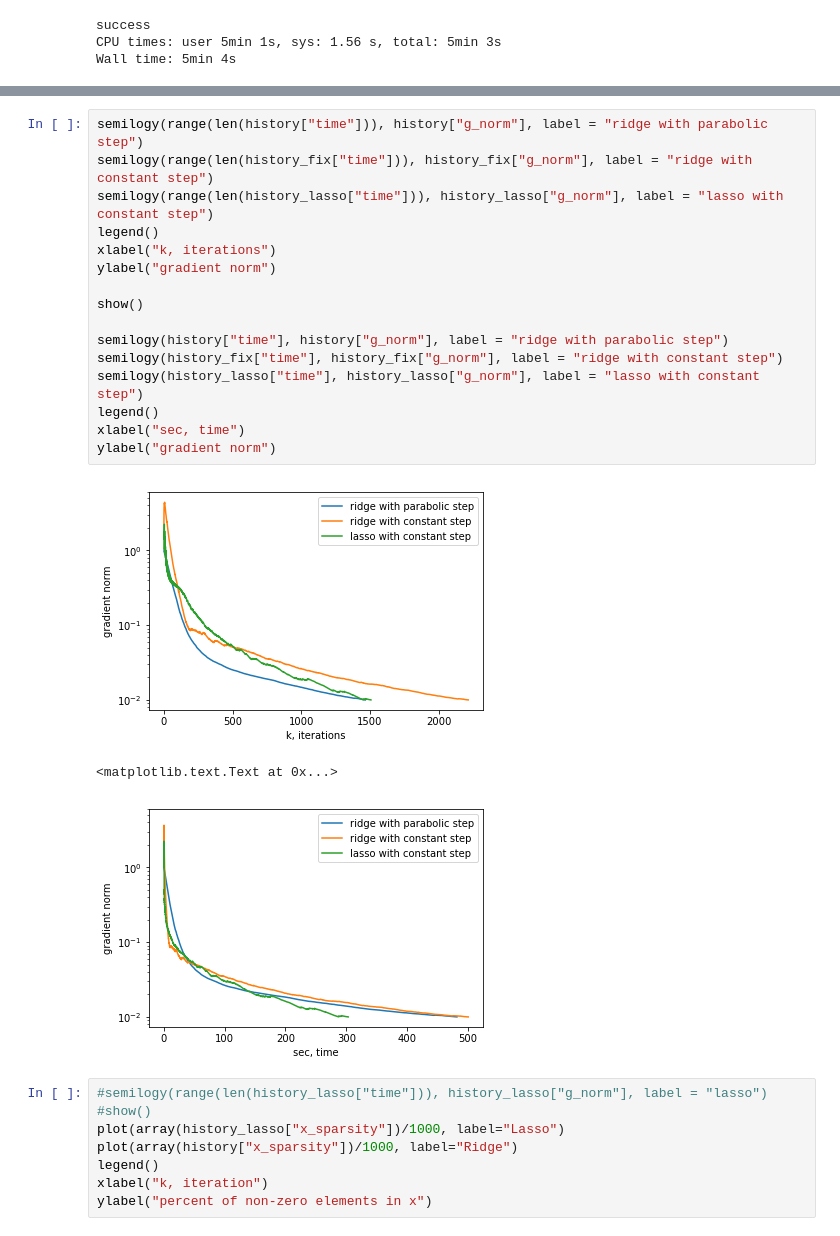
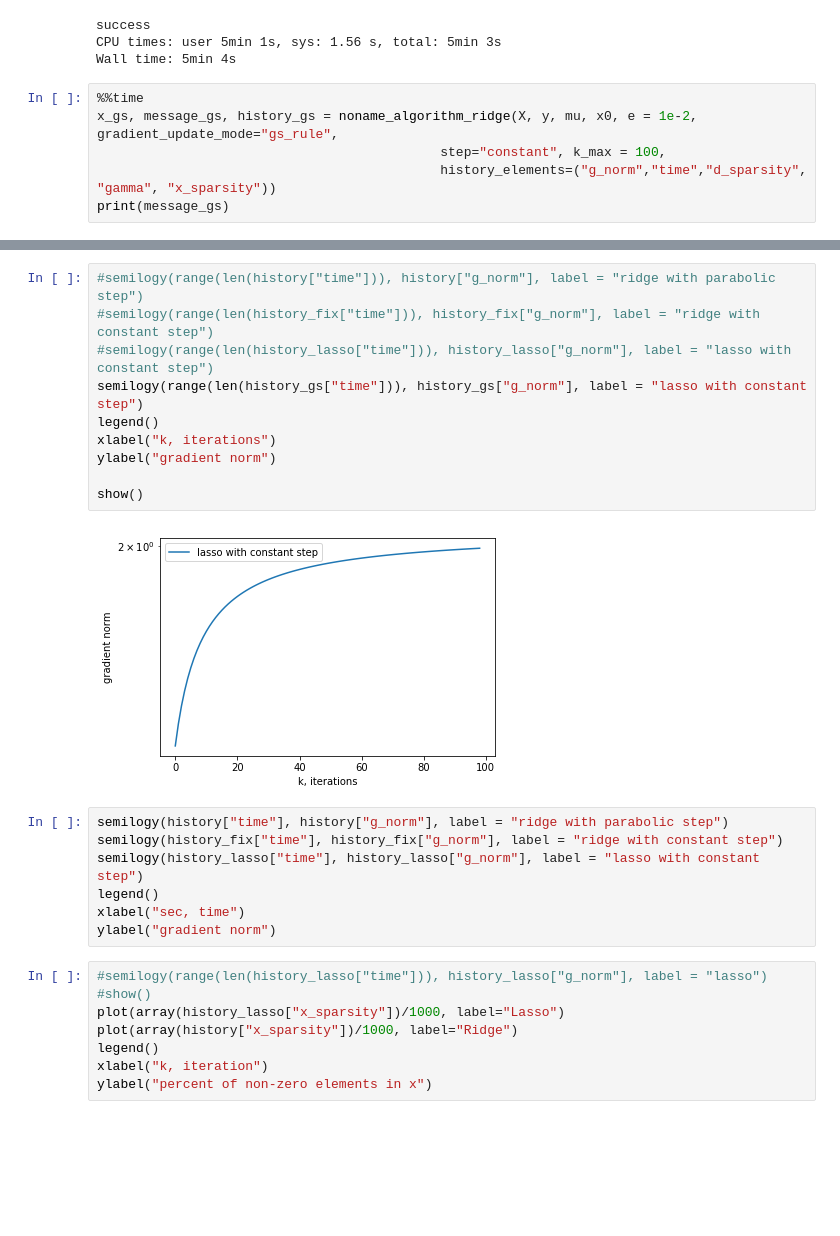
Before and after one commit to aksholokhov/skoltech-sparse-ccd-2017, a Jupyter notebook: Conditional Coordinate Descent.ipynb, the cells around one changed output, grey strips where cells are left out. Cells and saved outputs as stored; diff of their text form; blank space fills up the shorter version.

```diff
--- a/Conditional Coordinate Descent.ipynb
+++ b/Conditional Coordinate Descent.ipynb
@@ -135,3 +132,9 @@ print(message)
 success
 CPU times: user 5min 1s, sys: 1.56 s, total: 5min 3s
 Wall time: 5min 4s
+# %%
+%%time
+x_gs, message_gs, history_gs = noname_algorithm_ridge(X, y, mu, x0, e = 1e-2, gradient_update_mode="gs_rule",
+                                            step="constant", k_max = 100,
+                                            history_elements=("g_norm","time","d_sparsity", "gamma", "x_sparsity"))
+print(message_gs)
@@ -138,23 +145,22 @@ Wall time: 5min 4s
+# %%
+#semilogy(range(len(history["time"])), history["g_norm"], label = "ridge with parabolic step")
+#semilogy(range(len(history_fix["time"])), history_fix["g_norm"], label = "ridge with constant step")
+#semilogy(range(len(history_lasso["time"])), history_lasso["g_norm"], label = "lasso with constant step")
+semilogy(range(len(history_gs["time"])), history_gs["g_norm"], label = "lasso with constant step")
+legend()
+xlabel("k, iterations")
+ylabel("gradient norm")
+
+show()
+# %% [output]
+[figure, added]
 # %%
-semilogy(range(len(history["time"])), history["g_norm"], label = "ridge with parabolic step")
-semilogy(range(len(history_fix["time"])), history_fix["g_norm"], label = "ridge with constant step")
-semilogy(range(len(history_lasso["time"])), history_lasso["g_norm"], label = "lasso with constant step")
-legend()
-xlabel("k, iterations")
-ylabel("gradient norm")
-
-show()
-
 semilogy(history["time"], history["g_norm"], label = "ridge with parabolic step")
 semilogy(history_fix["time"], history_fix["g_norm"], label = "ridge with constant step")
 semilogy(history_lasso["time"], history_lasso["g_norm"], label = "lasso with constant step")
 legend()
 xlabel("sec, time")
 ylabel("gradient norm")
-# %% [output]
-[figure, removed]
-<matplotlib.text.Text at 0x...>
-[figure, removed]
 # %%
 #semilogy(range(len(history_lasso["time"])), history_lasso["g_norm"], label = "lasso")
 #show()
```
Also changed, not shown: parts of 3 cells of this notebook, 2 other files.
